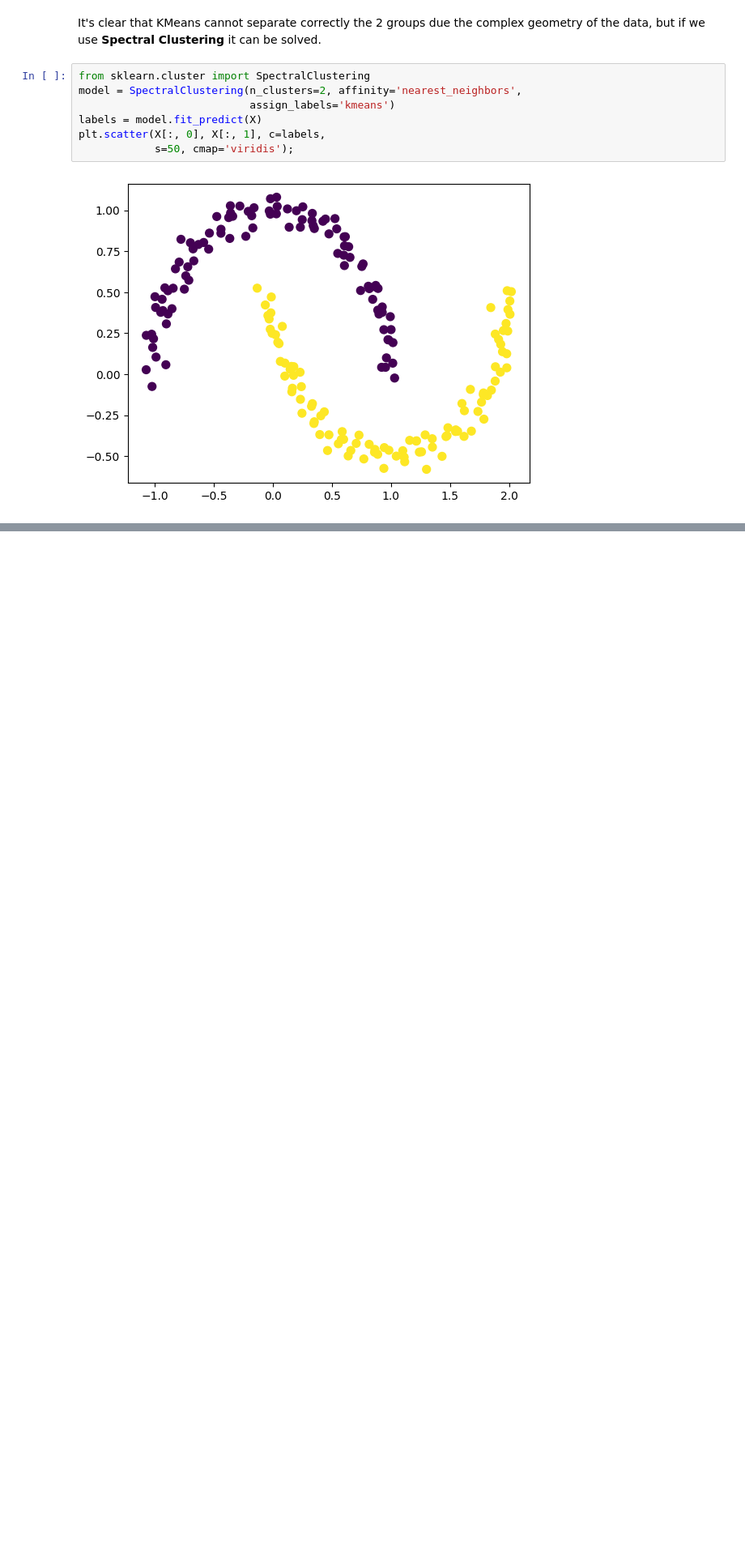
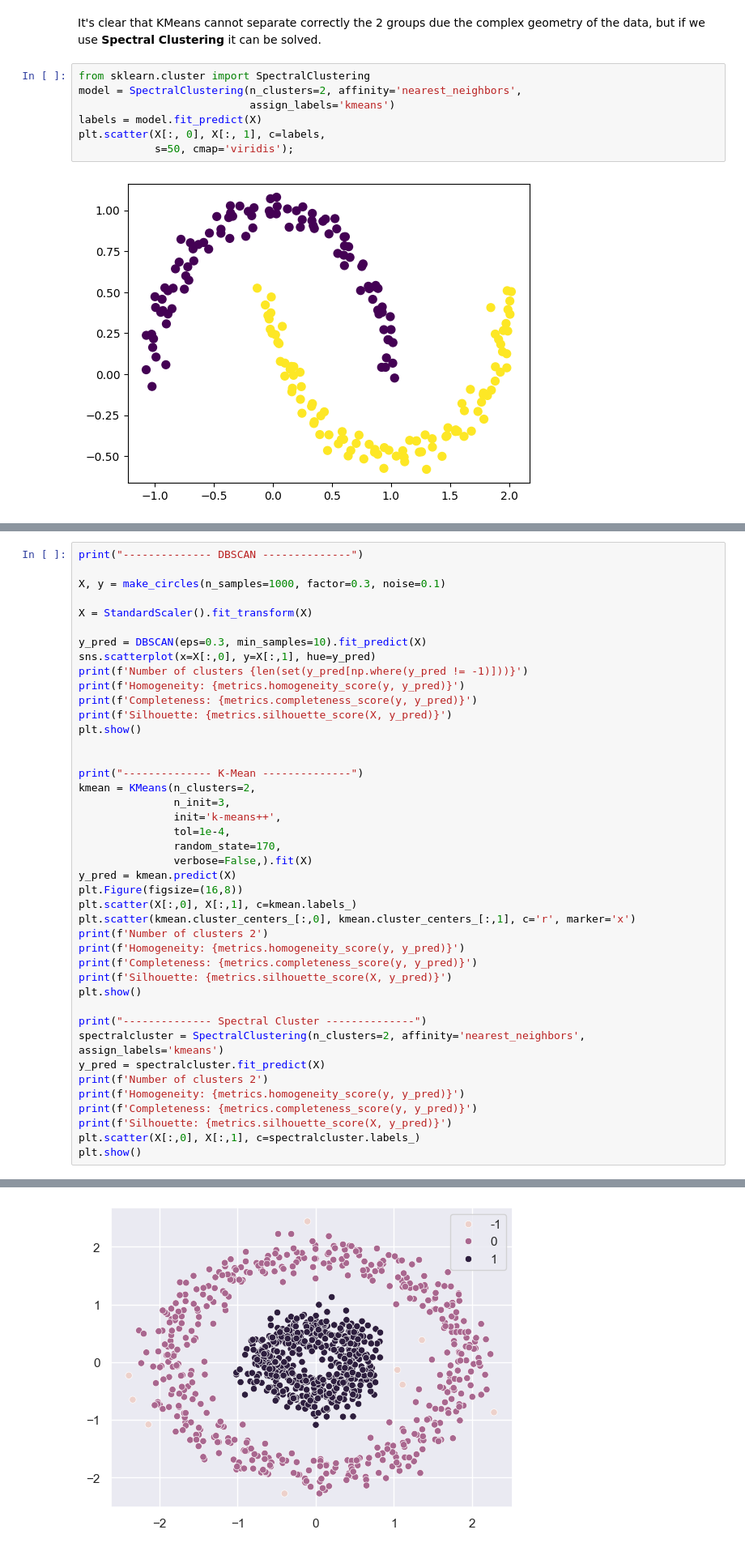
Before and after one commit to Darional/Data-Analysis-and-Python-Library-Codes, a Jupyter notebook: Data_Analysis_and_numpy/08_Unsupervised_Learning.ipynb, the cells around one changed output, grey strips where cells are left out. Shown at 81% size. Cells and saved outputs as stored; diff of their text form; blank space fills up the shorter version.

```diff
--- a/Data_Analysis_and_numpy/08_Unsupervised_Learning.ipynb
+++ b/Data_Analysis_and_numpy/08_Unsupervised_Learning.ipynb
@@ -502,0 +648,43 @@ plt.scatter(X[:, 0], X[:, 1], c=labels,
+# %%
+print("-------------- DBSCAN --------------")
+
+X, y = make_circles(n_samples=1000, factor=0.3, noise=0.1)
+
+X = StandardScaler().fit_transform(X)
+
+y_pred = DBSCAN(eps=0.3, min_samples=10).fit_predict(X)
+sns.scatterplot(x=X[:,0], y=X[:,1], hue=y_pred)
+print(f'Number of clusters {len(set(y_pred[np.where(y_pred != -1)]))}')
+print(f'Homogeneity: {metrics.homogeneity_score(y, y_pred)}')
+print(f'Completeness: {metrics.completeness_score(y, y_pred)}')
+print(f'Silhouette: {metrics.silhouette_score(X, y_pred)}')
+plt.show()
+
+
+print("-------------- K-Mean --------------")
+kmean = KMeans(n_clusters=2,
+               n_init=3,
+               init='k-means++',
+               tol=1e-4,
+               random_state=170,
+               verbose=False,).fit(X)
+y_pred = kmean.predict(X)
+plt.Figure(figsize=(16,8))
+plt.scatter(X[:,0], X[:,1], c=kmean.labels_)
+plt.scatter(kmean.cluster_centers_[:,0], kmean.cluster_centers_[:,1], c='r', marker='x')
+print(f'Number of clusters 2')
+print(f'Homogeneity: {metrics.homogeneity_score(y, y_pred)}')
+print(f'Completeness: {metrics.completeness_score(y, y_pred)}')
+print(f'Silhouette: {metrics.silhouette_score(X, y_pred)}')
+plt.show()
+
+print("-------------- Spectral Cluster --------------")
+spectralcluster = SpectralClustering(n_clusters=2, affinity='nearest_neighbors', assign_labels='kmeans')
+y_pred = spectralcluster.fit_predict(X)
+print(f'Number of clusters 2')
+print(f'Homogeneity: {metrics.homogeneity_score(y, y_pred)}')
+print(f'Completeness: {metrics.completeness_score(y, y_pred)}')
+print(f'Silhouette: {metrics.silhouette_score(X, y_pred)}')
+plt.scatter(X[:,0], X[:,1], c=spectralcluster.labels_)
+plt.show()
+# %% [output]
@@ -502,0 +696 @@ plt.scatter(X[:, 0], X[:, 1], c=labels,
+[figure, added]
```
Also changed, not shown: parts of 29 cells of this notebook.
